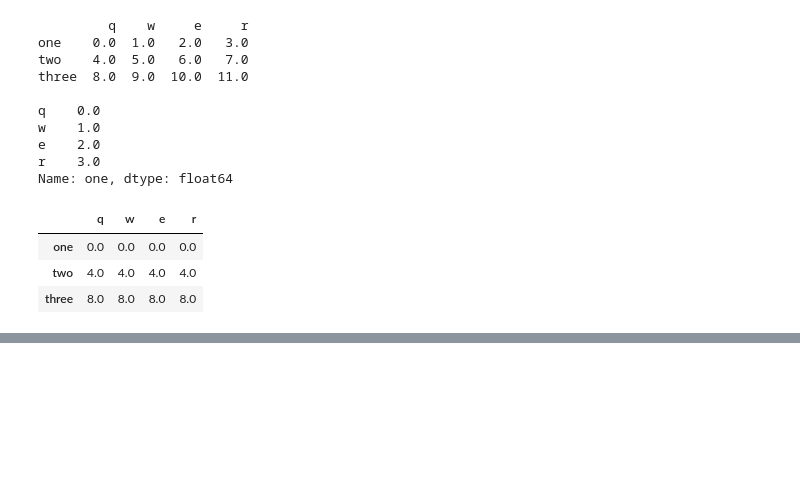
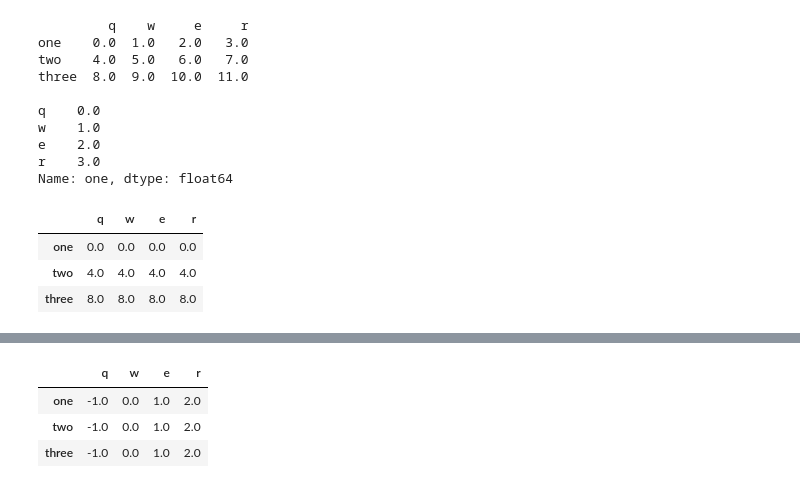
Before and after one commit to now-101/numpy_camp, a Jupyter notebook: task02.ipynb, the cells around one changed output, grey strips where cells are left out. Drawn from its saved outputs; the diff is of its cells as text; code cells hidden in the pictures; blank space fills up the shorter version.

```diff
--- a/task02.ipynb
+++ b/task02.ipynb
@@ -740,0 +755,4 @@ frame - series
+# %%
+# 如果你希望匹配⾏且在列上⼴播，则必须使⽤算术运算⽅法
+series3 = frame['w']
+print(frame, '\n\n', series3)
@@ -740,0 +769,7 @@ frame - series
+# %%
+frame.sub(series3, axis='index')
+# %% [output]
+|  | q | w | e | r |
+| one | -1.0 | 0.0 | 1.0 | 2.0 |
+| two | -1.0 | 0.0 | 1.0 | 2.0 |
+| three | -1.0 | 0.0 | 1.0 | 2.0 |
```
Also changed, not shown: parts of 4 cells of this notebook.
